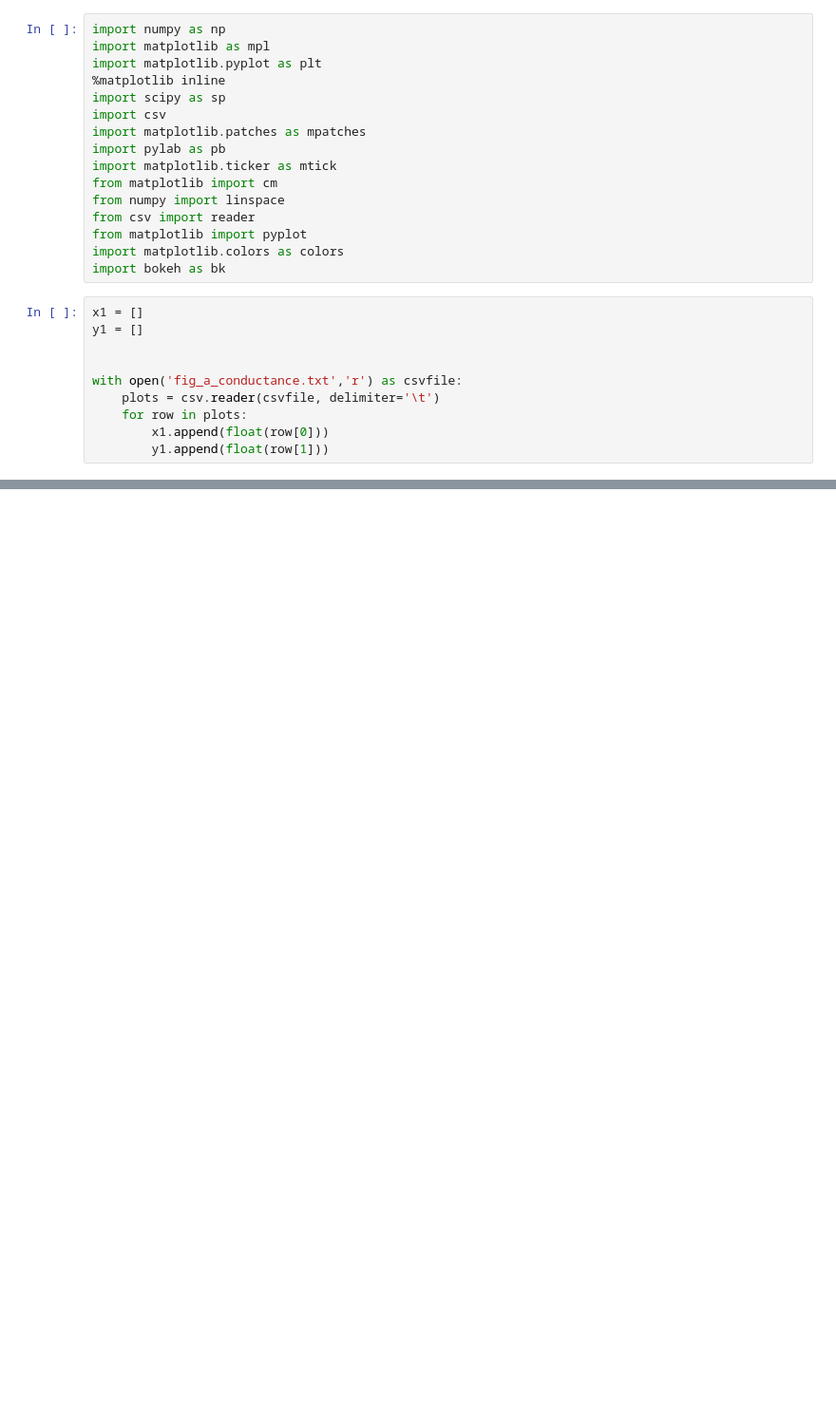
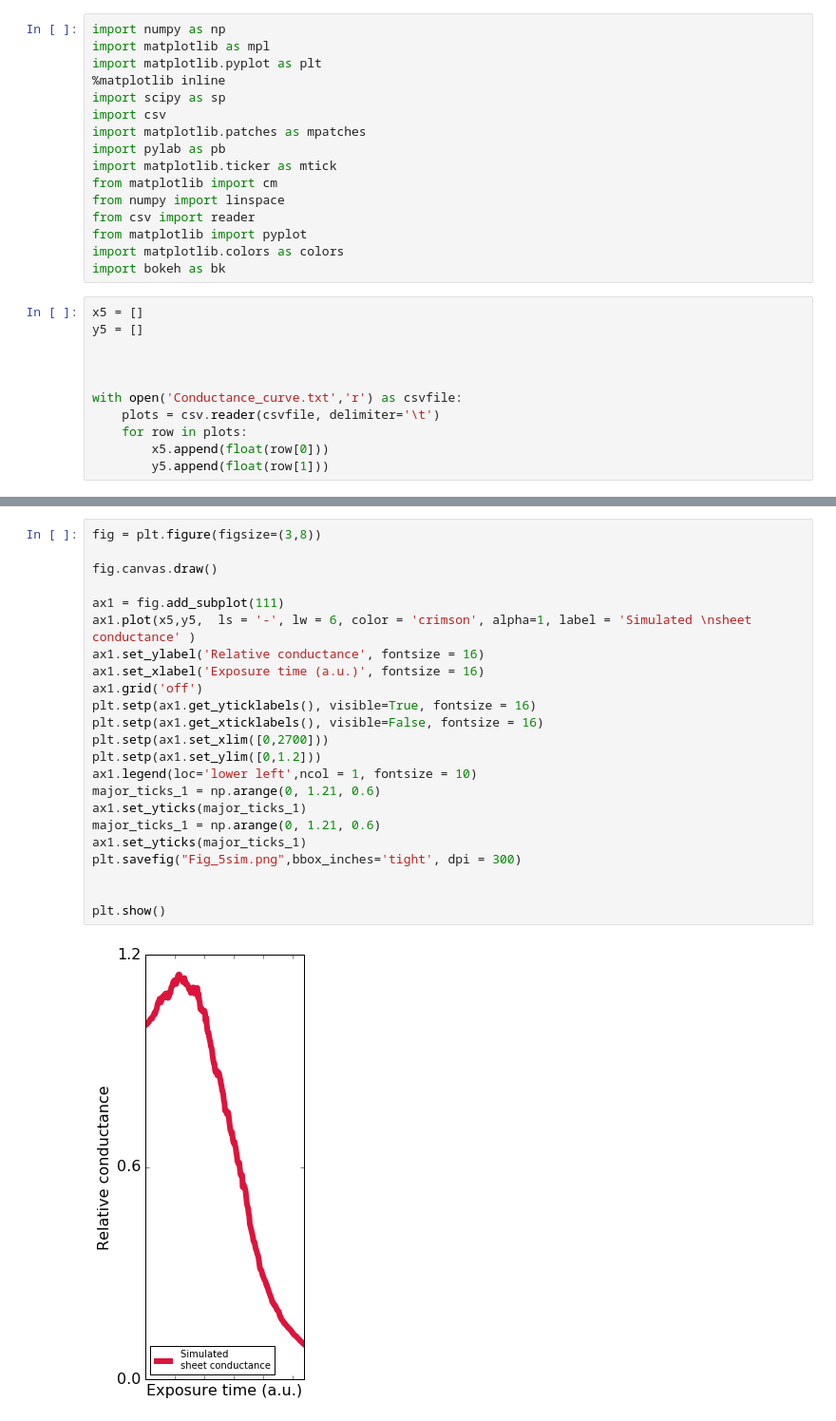
Before and after one commit to molydisulfide/Oxide-mediated_self-limiting_recovery_of_field_effect_mobility_in_plasma-treated_MoS2, a Jupyter notebook: Figure 5/Figure_5.ipynb, the cells around one changed output, grey strips where cells are left out. Shown: that part at 95% size. Cells and saved outputs as stored; diff of their text form; blank space fills up the shorter version.

```diff
--- a/Figure 5/Figure_5.ipynb
+++ b/Figure 5/Figure_5.ipynb
@@ -15,12 +15,13 @@ from matplotlib import pyplot
 import matplotlib.colors as colors
 import bokeh as bk
 # %%
-x1 = []
-y1 = []
+x5 = []
+y5 = []
 
 
-with open('fig_a_conductance.txt','r') as csvfile:
+
+with open('Conductance_curve.txt','r') as csvfile:
     plots = csv.reader(csvfile, delimiter='\t')
     for row in plots:
-        x1.append(float(row[0]))
-        y1.append(float(row[1]))
+        x5.append(float(row[0]))
+        y5.append(float(row[1]))
@@ -188,0 +28,25 @@ plt.show()
+# %%
+fig = plt.figure(figsize=(3,8))
+
+fig.canvas.draw()
+
+ax1 = fig.add_subplot(111)
+ax1.plot(x5,y5,  ls = '-', lw = 6, color = 'crimson', alpha=1, label = 'Simulated \nsheet conductance' )
+ax1.set_ylabel('Relative conductance', fontsize = 16)
+ax1.set_xlabel('Exposure time (a.u.)', fontsize = 16)
+ax1.grid('off')
+plt.setp(ax1.get_yticklabels(), visible=True, fontsize = 16)
+plt.setp(ax1.get_xticklabels(), visible=False, fontsize = 16)
+plt.setp(ax1.set_xlim([0,2700]))
+plt.setp(ax1.set_ylim([0,1.2]))
+ax1.legend(loc='lower left',ncol = 1, fontsize = 10)
+major_ticks_1 = np.arange(0, 1.21, 0.6)
+ax1.set_yticks(major_ticks_1)
+major_ticks_1 = np.arange(0, 1.21, 0.6)
+ax1.set_yticks(major_ticks_1)
+plt.savefig("Fig_5sim.png",bbox_inches='tight', dpi = 300)
+
+
+plt.show()
+# %% [output]
+[figure, added]
```
Also changed, not shown: parts of 5 cells of this notebook, 11 other files.
